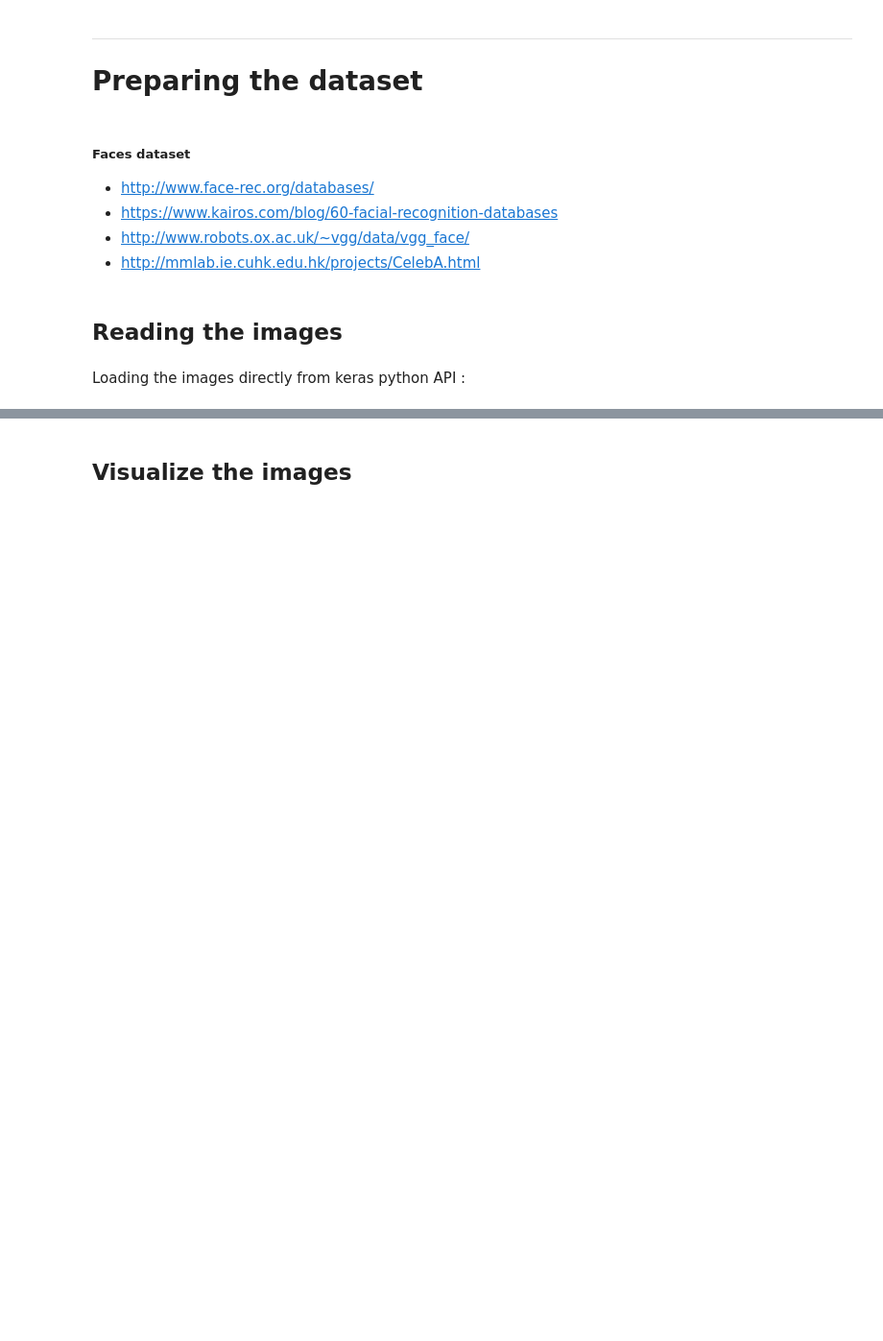
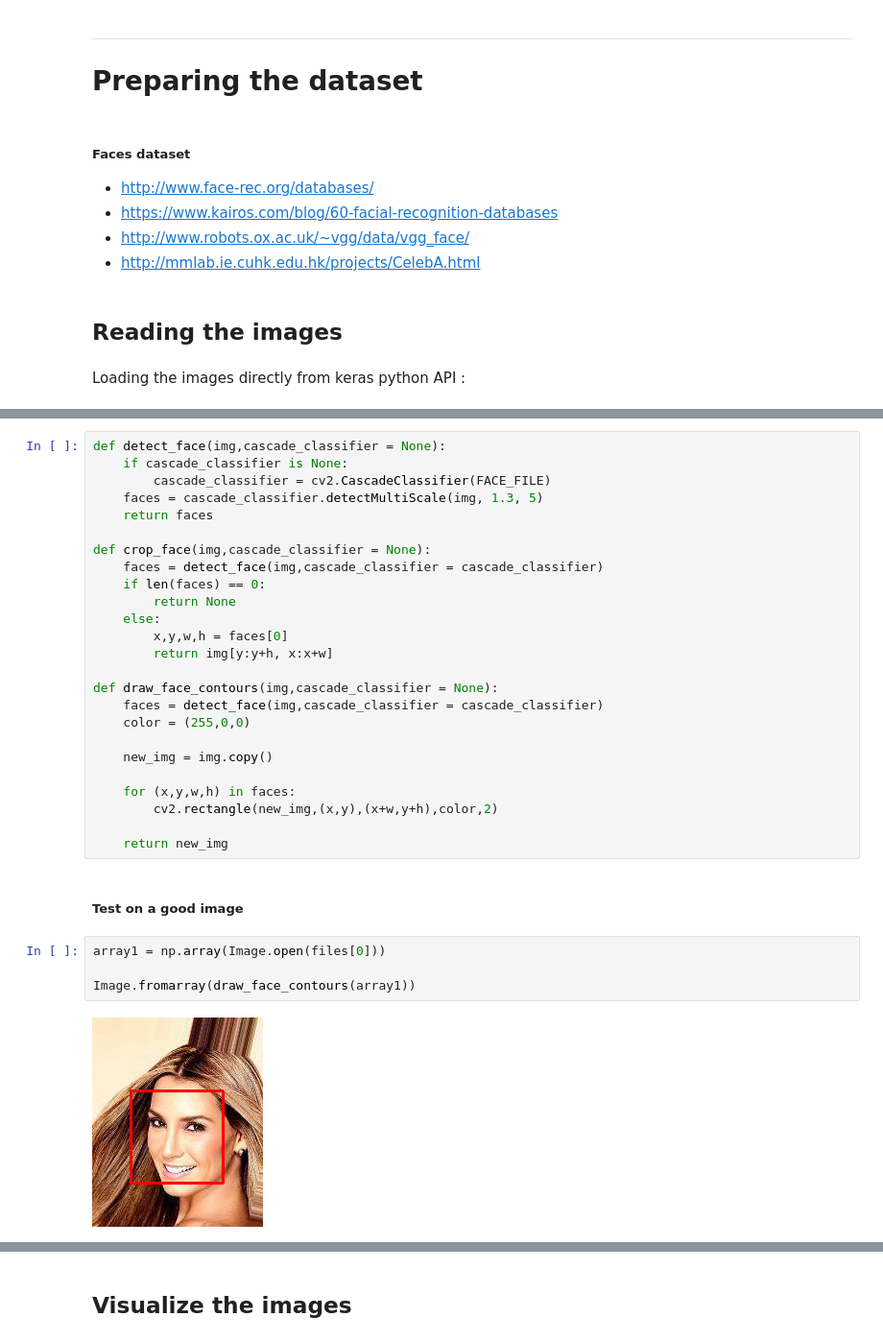
Before and after one commit to TheoLvs/machine-learning, a Jupyter notebook: 3. Generative Models/3. Generating faces with VAE.ipynb, the cells around one changed output, grey strips where cells are left out. Shown at 96% size. Saved outputs shown, nothing was run; the diff lists cells and outputs as text; blank space fills up the shorter version.

```diff
--- a/3. Generative Models/3. Generating faces with VAE.ipynb
+++ b/3. Generative Models/3. Generating faces with VAE.ipynb
@@ -44,0 +64,33 @@ from keras.datasets import fashion_mnist
+# %%
+def detect_face(img,cascade_classifier = None):
+    if cascade_classifier is None:
+        cascade_classifier = cv2.CascadeClassifier(FACE_FILE)
+    faces = cascade_classifier.detectMultiScale(img, 1.3, 5)
+    return faces
+
+def crop_face(img,cascade_classifier = None):
+    faces = detect_face(img,cascade_classifier = cascade_classifier)
+    if len(faces) == 0:
+        return None
+    else:
+        x,y,w,h = faces[0]
+        return img[y:y+h, x:x+w]
+
+def draw_face_contours(img,cascade_classifier = None):
+    faces = detect_face(img,cascade_classifier = cascade_classifier)
+    color = (255,0,0)
+
+    new_img = img.copy()
+
+    for (x,y,w,h) in faces:
+        cv2.rectangle(new_img,(x,y),(x+w,y+h),color,2)
+
+    return new_img
+# %% [markdown]
+##### Test on a good image
+# %%
+array1 = np.array(Image.open(files[0]))
+
+Image.fromarray(draw_face_contours(array1))
+# %% [output]
+[figure, added]
```
Also changed, not shown: parts of 33 cells of this notebook.
